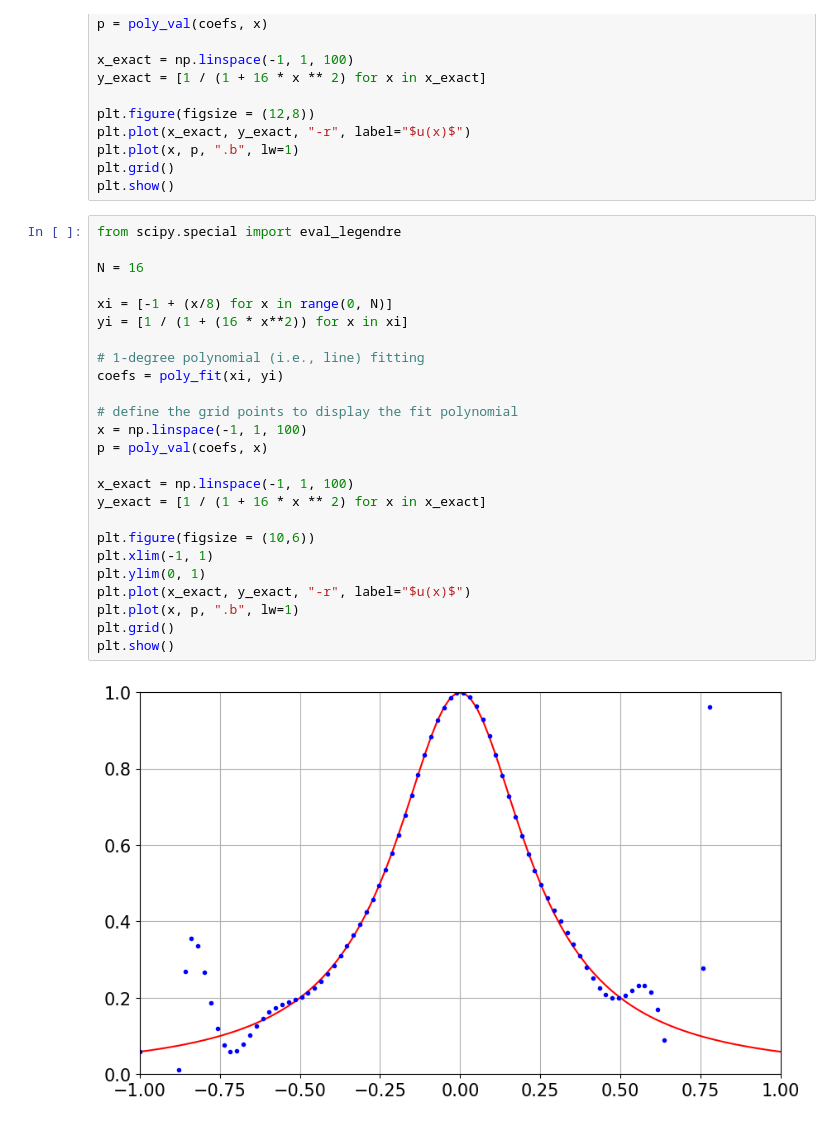
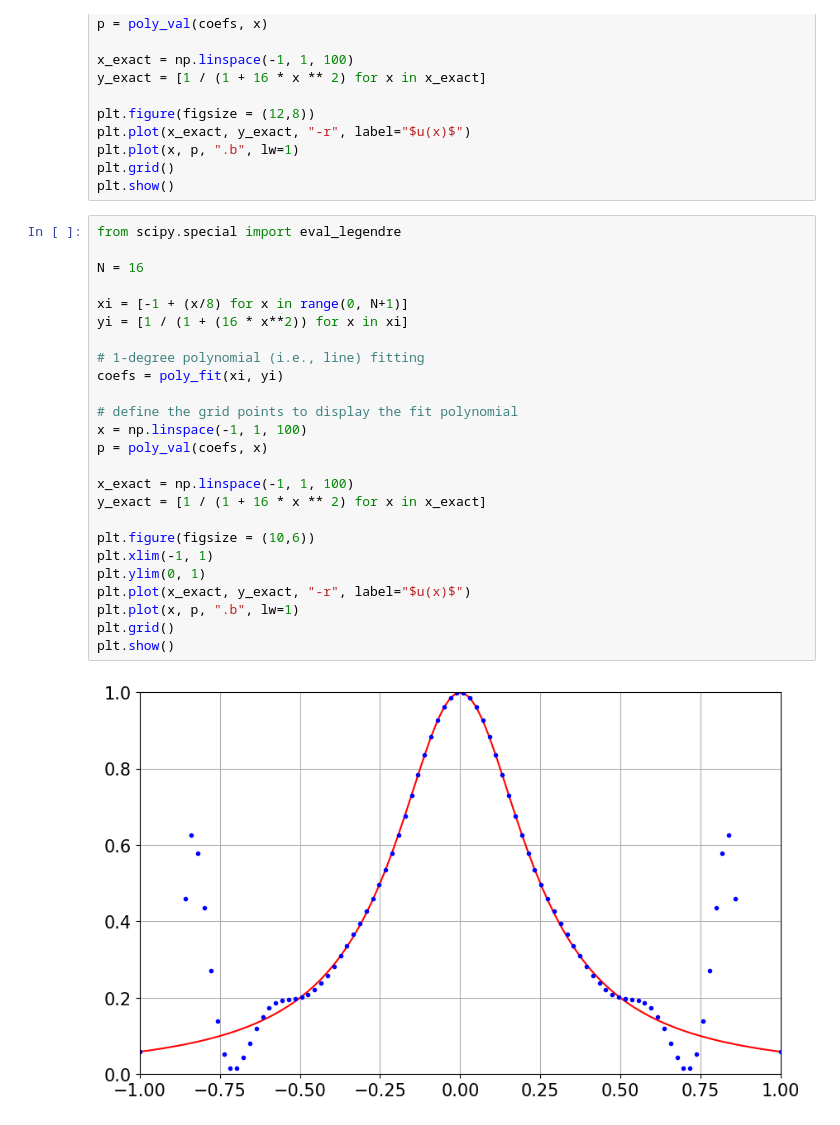
Before and after one commit to La-Folia/Numerical-Analysis, a Jupyter notebook: Linear_Algebra_Eigensystems/Homework4_2_Runge's_Phenomenon.ipynb, the cells around one changed output. Drawn from its saved outputs; the diff is of its cells as text.

```diff
--- a/Linear_Algebra_Eigensystems/Homework4_2_Runge's_Phenomenon.ipynb
+++ b/Linear_Algebra_Eigensystems/Homework4_2_Runge's_Phenomenon.ipynb
@@ -158,30 +156,30 @@ plt.show()
 # %%
 from scipy.special import eval_legendre
 
 N = 16
 
-xi = [-1 + (x/8) for x in range(0, N)]
+xi = [-1 + (x/8) for x in range(0, N+1)]
 yi = [1 / (1 + (16 * x**2)) for x in xi]
 
 # 1-degree polynomial (i.e., line) fitting
 coefs = poly_fit(xi, yi)
 
 # define the grid points to display the fit polynomial
 x = np.linspace(-1, 1, 100)
 p = poly_val(coefs, x)
 
 x_exact = np.linspace(-1, 1, 100)
 y_exact = [1 / (1 + 16 * x ** 2) for x in x_exact]
 
 plt.figure(figsize = (10,6))
 plt.xlim(-1, 1)
 plt.ylim(0, 1)
 plt.plot(x_exact, y_exact, "-r", label="$u(x)$")
 plt.plot(x, p, ".b", lw=1)
 plt.grid()
 plt.show()
 # %% [output]
-[figure, old version]
+[figure, new version]
 # %%
 from scipy.special import eval_legendre
 
```
Also changed, not shown: parts of 7 cells of this notebook, 21 other files.
